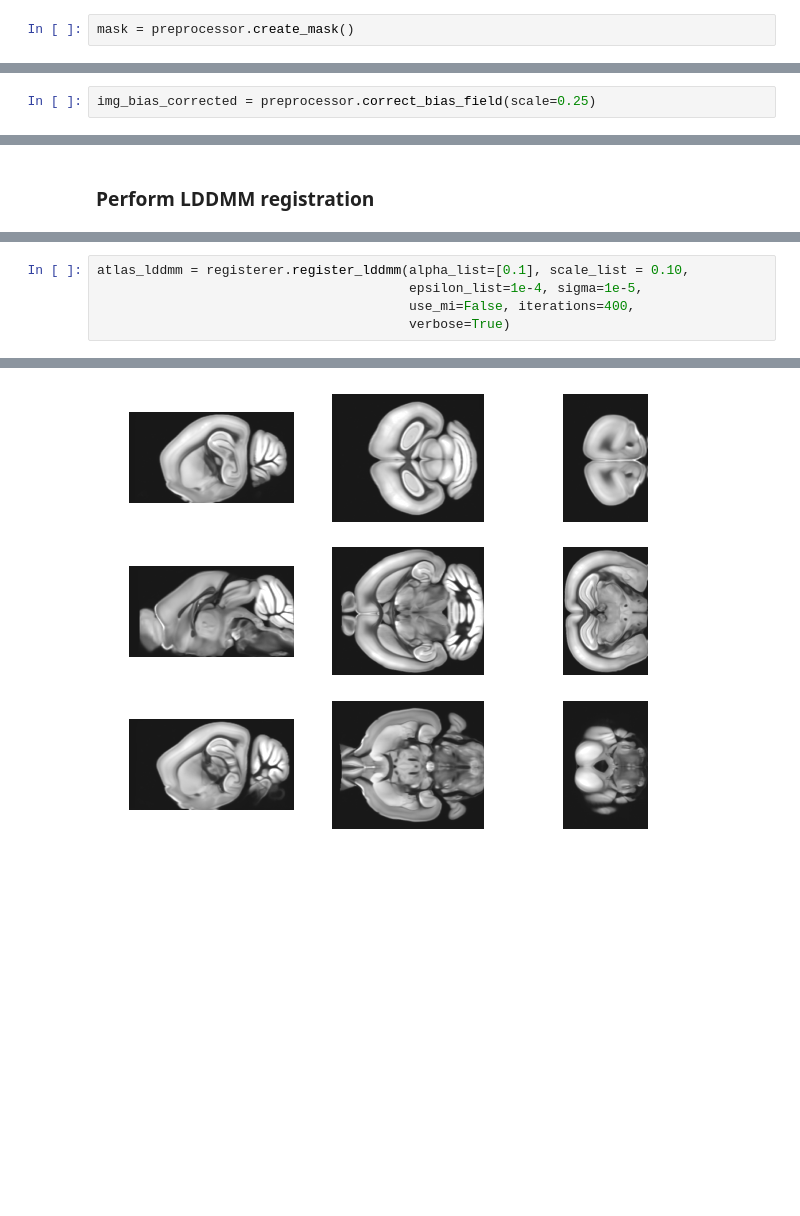
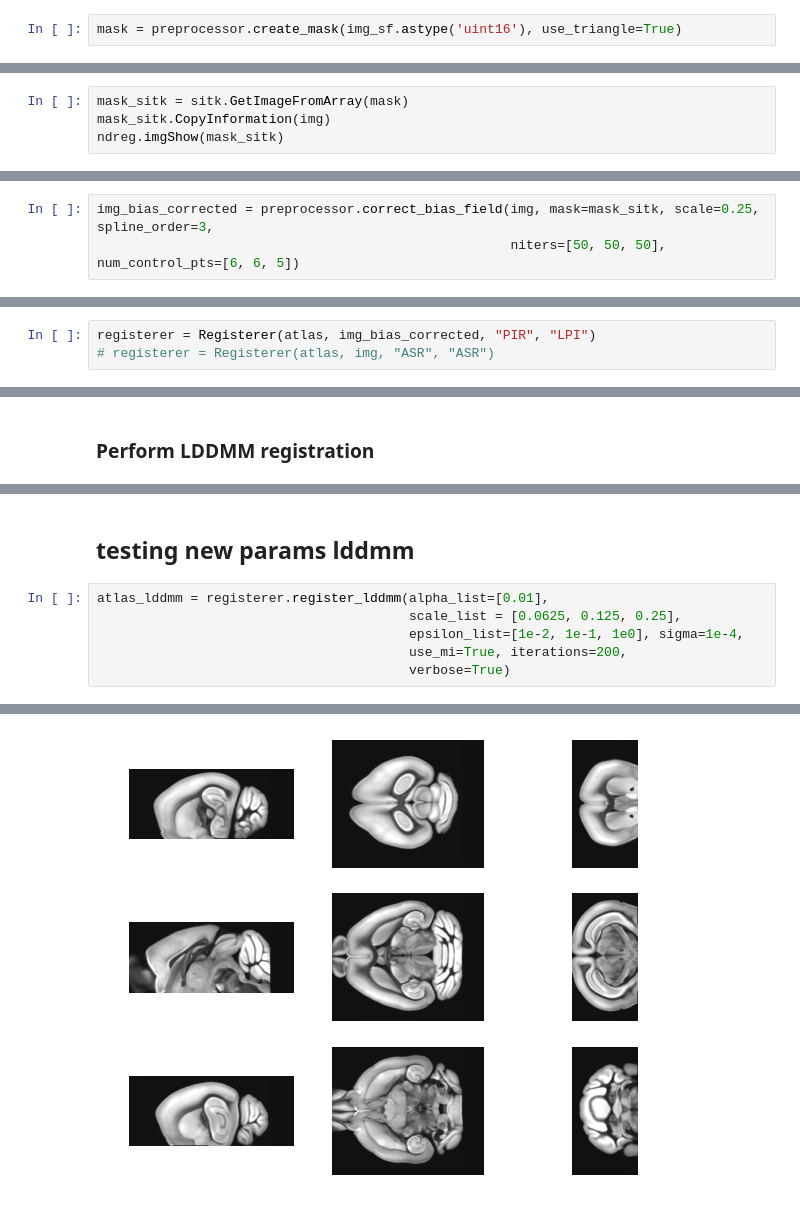
Before and after one commit to neurodata/ndreg, a Jupyter notebook: Registration package test.ipynb, the cells around one changed output, grey strips where cells are left out. Saved outputs shown, nothing was run; the diff lists cells and outputs as text; blank space fills up the shorter version.

```diff
--- a/Registration package test.ipynb
+++ b/Registration package test.ipynb
@@ -51,5 +90,5 @@ plt.show()
 # %%
-mask = preprocessor.create_mask()
+mask = preprocessor.create_mask(img_sf.astype('uint16'), use_triangle=True)
 # %%
 plt.imshow(mask[80,:,:])
 plt.colorbar()
@@ -58,0 +98,4 @@ plt.show()
+# %%
+mask_sitk = sitk.GetImageFromArray(mask)
+mask_sitk.CopyInformation(img)
+ndreg.imgShow(mask_sitk)
@@ -59,5 +104,6 @@ plt.show()
 # %% [markdown]
 ### Step 6: Correct Bias field
 # %%
-img_bias_corrected = preprocessor.correct_bias_field(scale=0.25)
+img_bias_corrected = preprocessor.correct_bias_field(img, mask=mask_sitk, scale=0.25, spline_order=3,
+                                                     niters=[50, 50, 50], num_control_pts=[6, 6, 5])
 # %%
@@ -82,0 +119,3 @@ registerer = Registerer(atlas, img_p, "ASR", "LPS")
+# %%
+registerer = Registerer(atlas, img_bias_corrected, "PIR", "LPI")
+# registerer = Registerer(atlas, img, "ASR", "ASR")
@@ -109,6 +403,9 @@ np.median(mse_affine)
+# %% [markdown]
+## testing new params lddmm
 # %%
-atlas_lddmm = registerer.register_lddmm(alpha_list=[0.1], scale_list = 0.10,
-                                        epsilon_list=1e-4, sigma=1e-5,
-                                        use_mi=False, iterations=400,
+atlas_lddmm = registerer.register_lddmm(alpha_list=[0.01],
+                                        scale_list = [0.0625, 0.125, 0.25],
+                                        epsilon_list=[1e-2, 1e-1, 1e0], sigma=1e-4,
+                                        use_mi=True, iterations=200,
                                         verbose=True)
 # %% [output]
@@ -132 +429 @@ Time = 501.282s (8.3547m)
-[figure, old version]
+[figure, new version]
```
Also changed, not shown: parts of 84 cells of this notebook, 2 other files.
